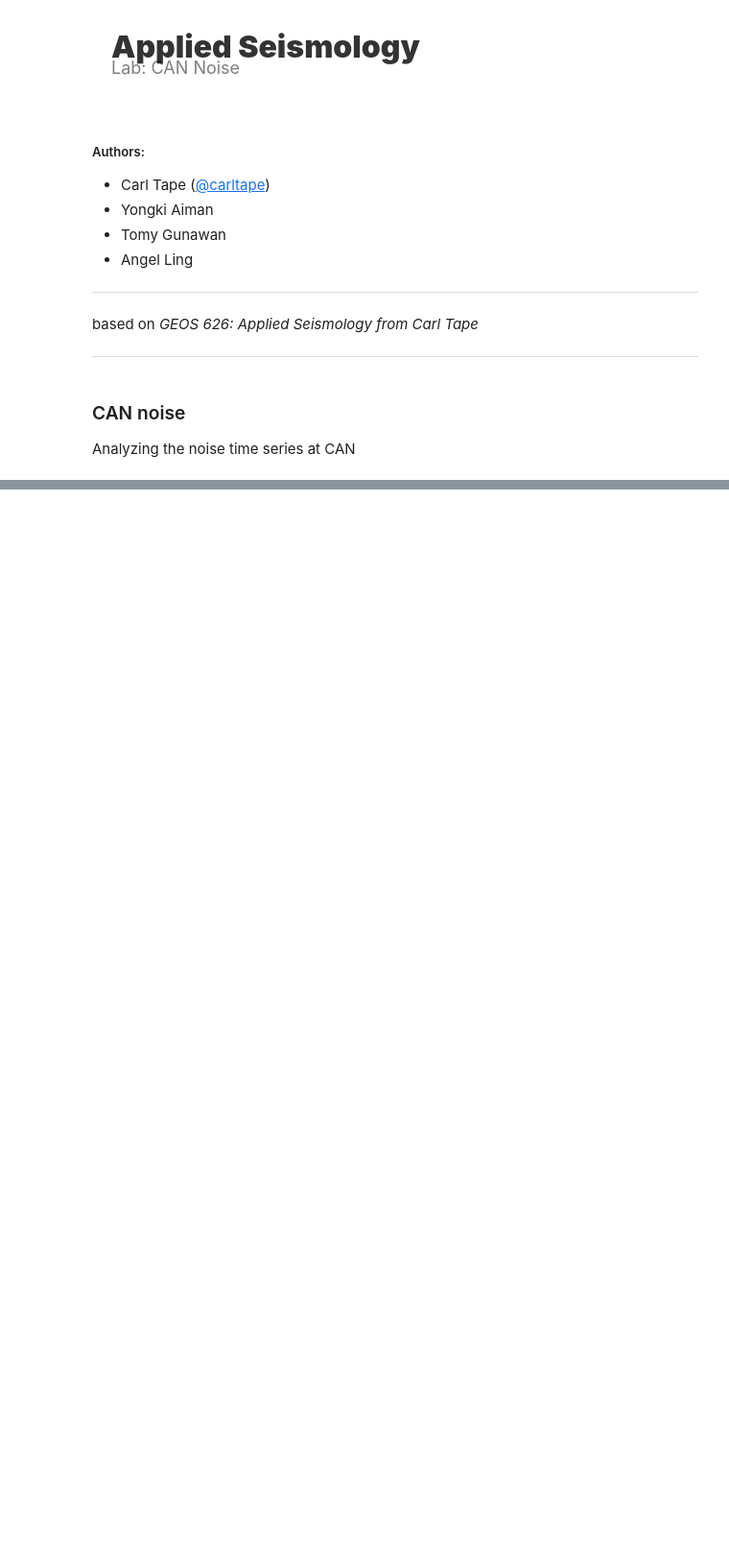
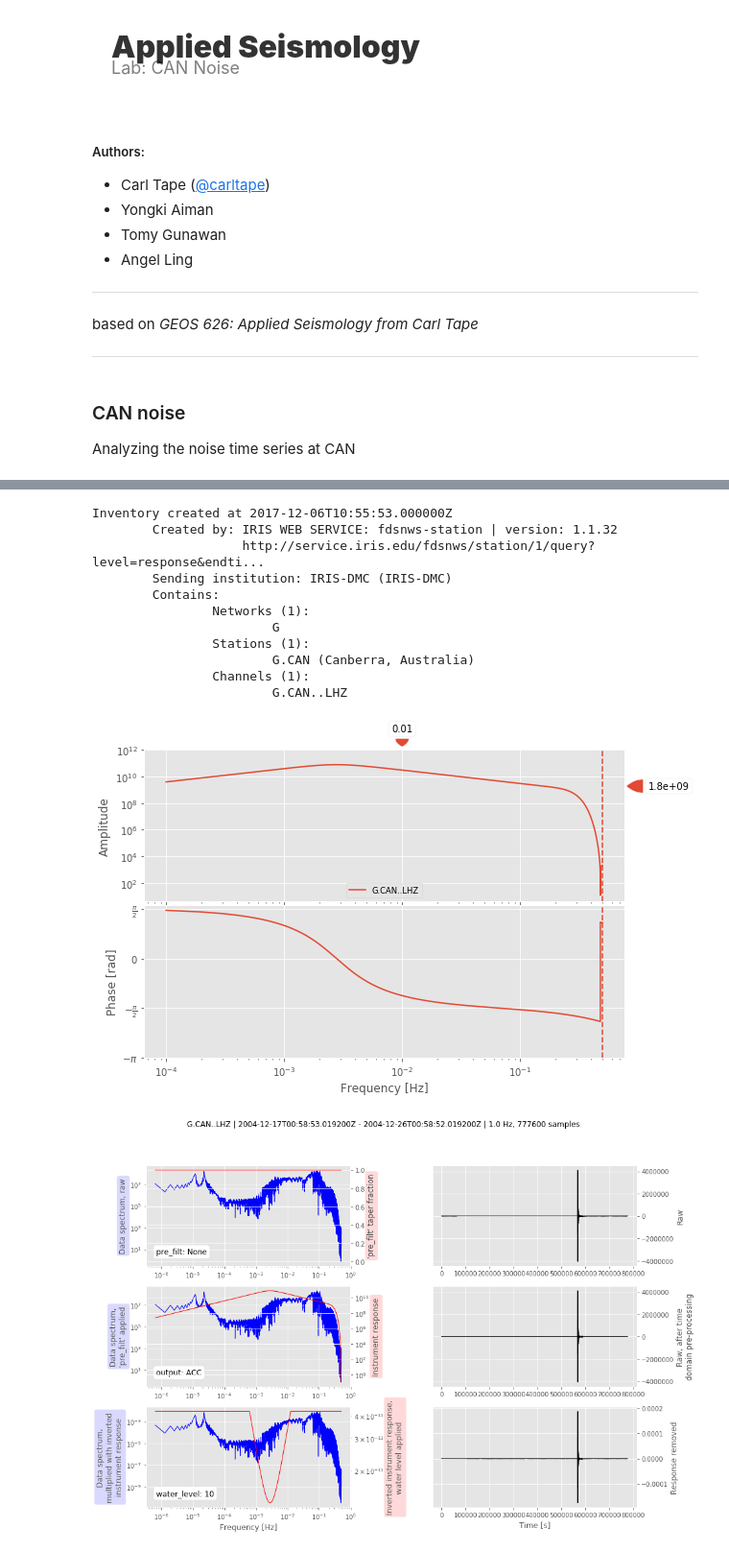
Before and after one commit to heinerigel/2017-JupyterNotebooksForGeophysics, a Jupyter notebook: Notebooks/05_SumatraEarthquake/Sumatra_PartA/CAN_noise.ipynb, the cells around one changed output, grey strips where cells are left out. Shown at 96% size. Drawn from its saved outputs; the diff is of its cells as text; code cells hidden in the pictures; blank space fills up the shorter version.

```diff
--- a/Notebooks/05_SumatraEarthquake/Sumatra_PartA/CAN_noise.ipynb
+++ b/Notebooks/05_SumatraEarthquake/Sumatra_PartA/CAN_noise.ipynb
@@ -87,0 +90,24 @@ G.CAN..LHZ | 2004-12-22T06:58:53.411900Z - 2004-12-26T00:58:52.411900Z | 1.0 Hz,
+# %%
+# Plot station response
+inv = client.get_stations(network="G", station="CAN", channel="LHZ", level="response",
+                     starttime=starttime, endtime=endtime)
+print(inv)
+
+inv.plot_response(min_freq=1E-4, output='ACC')
+
+tr_new = st.select(component="Z").copy().remove_response(
+    inventory=inv, output="ACC", water_level=10, plot=True)[0]
+# %% [output]
+Inventory created at 2017-12-06T10:55:53.000000Z
+        Created by: IRIS WEB SERVICE: fdsnws-station | version: 1.1.32
+                    http://service.iris.edu/fdsnws/station/1/query?level=response&endti...
+        Sending institution: IRIS-DMC (IRIS-DMC)
+        Contains:
+                Networks (1):
+                        G
+                Stations (1):
+                        G.CAN (Canberra, Australia)
+                Channels (1):
+                        G.CAN..LHZ
+[figure, added]
+[figure, added]
```
Also changed, not shown: parts of 3 cells of this notebook, 1 other file.
